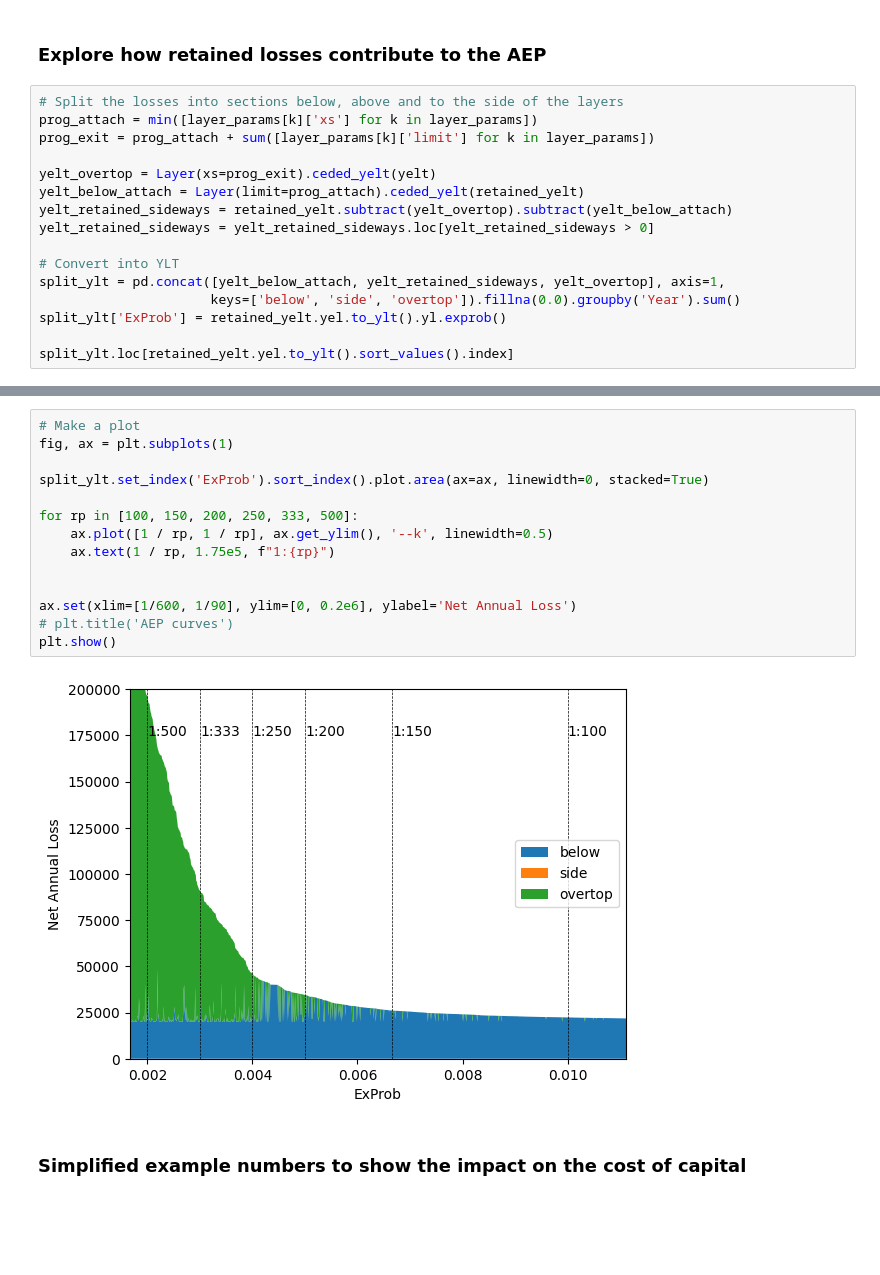
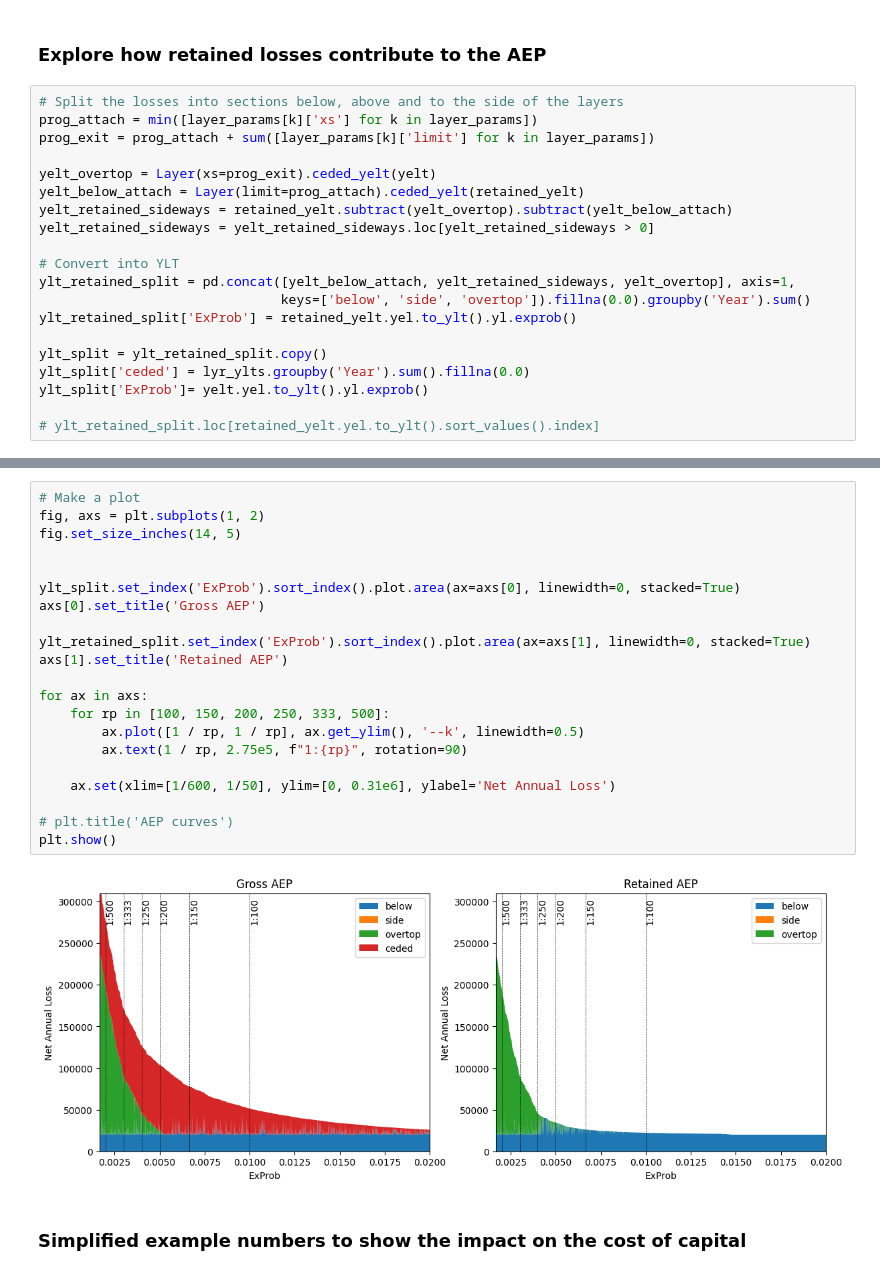
Before and after one commit to iwbailey/pandas-ylt, a Jupyter notebook: yelt_examples_layer_losses.ipynb, the cells around one changed output, grey strips where cells are left out. Cells and saved outputs as stored; diff of their text form; blank space fills up the shorter version.

Commit message:
Added a plot for the AEP contributions on gross basis

```diff
--- a/yelt_examples_layer_losses.ipynb
+++ b/yelt_examples_layer_losses.ipynb
@@ -222,8 +222,12 @@ yelt_retained_sideways = retained_yelt.subtract(yelt_overtop).subtract(yelt_belo
 yelt_retained_sideways = yelt_retained_sideways.loc[yelt_retained_sideways > 0]
 
 # Convert into YLT
-split_ylt = pd.concat([yelt_below_attach, yelt_retained_sideways, yelt_overtop], axis=1,
-                      keys=['below', 'side', 'overtop']).fillna(0.0).groupby('Year').sum()
-split_ylt['ExProb'] = retained_yelt.yel.to_ylt().yl.exprob()
+ylt_retained_split = pd.concat([yelt_below_attach, yelt_retained_sideways, yelt_overtop], axis=1,
+                               keys=['below', 'side', 'overtop']).fillna(0.0).groupby('Year').sum()
+ylt_retained_split['ExProb'] = retained_yelt.yel.to_ylt().yl.exprob()
 
-split_ylt.loc[retained_yelt.yel.to_ylt().sort_values().index]
+ylt_split = ylt_retained_split.copy()
+ylt_split['ceded'] = lyr_ylts.groupby('Year').sum().fillna(0.0)
+ylt_split['ExProb']= yelt.yel.to_ylt().yl.exprob()
+
+# ylt_retained_split.loc[retained_yelt.yel.to_ylt().sort_values().index]
@@ -245,19 +234,26 @@ split_ylt.loc[retained_yelt.yel.to_ylt().sort_values().index]
 # %%
 # Make a plot
-fig, ax = plt.subplots(1)
-
-split_ylt.set_index('ExProb').sort_index().plot.area(ax=ax, linewidth=0, stacked=True)
-
-for rp in [100, 150, 200, 250, 333, 500]:
-    ax.plot([1 / rp, 1 / rp], ax.get_ylim(), '--k', linewidth=0.5)
-    ax.text(1 / rp, 1.75e5, f"1:{rp}")
+fig, axs = plt.subplots(1, 2)
+fig.set_size_inches(14, 5)
 
 
-ax.set(xlim=[1/600, 1/90], ylim=[0, 0.2e6], ylabel='Net Annual Loss')
+ylt_split.set_index('ExProb').sort_index().plot.area(ax=axs[0], linewidth=0, stacked=True)
+axs[0].set_title('Gross AEP')
+
+ylt_retained_split.set_index('ExProb').sort_index().plot.area(ax=axs[1], linewidth=0, stacked=True)
+axs[1].set_title('Retained AEP')
+
+for ax in axs:
+    for rp in [100, 150, 200, 250, 333, 500]:
+        ax.plot([1 / rp, 1 / rp], ax.get_ylim(), '--k', linewidth=0.5)
+        ax.text(1 / rp, 2.75e5, f"1:{rp}", rotation=90)
+
+    ax.set(xlim=[1/600, 1/50], ylim=[0, 0.31e6], ylabel='Net Annual Loss')
+
 # plt.title('AEP curves')
 plt.show()
 # %% [output]
-[figure, old version]
+[figure, new version]
 # %% [markdown]
 ### Simplified example numbers to show the impact on the cost of capital
 # %%
```
Also changed, not shown: parts of 1 cell of this notebook.
